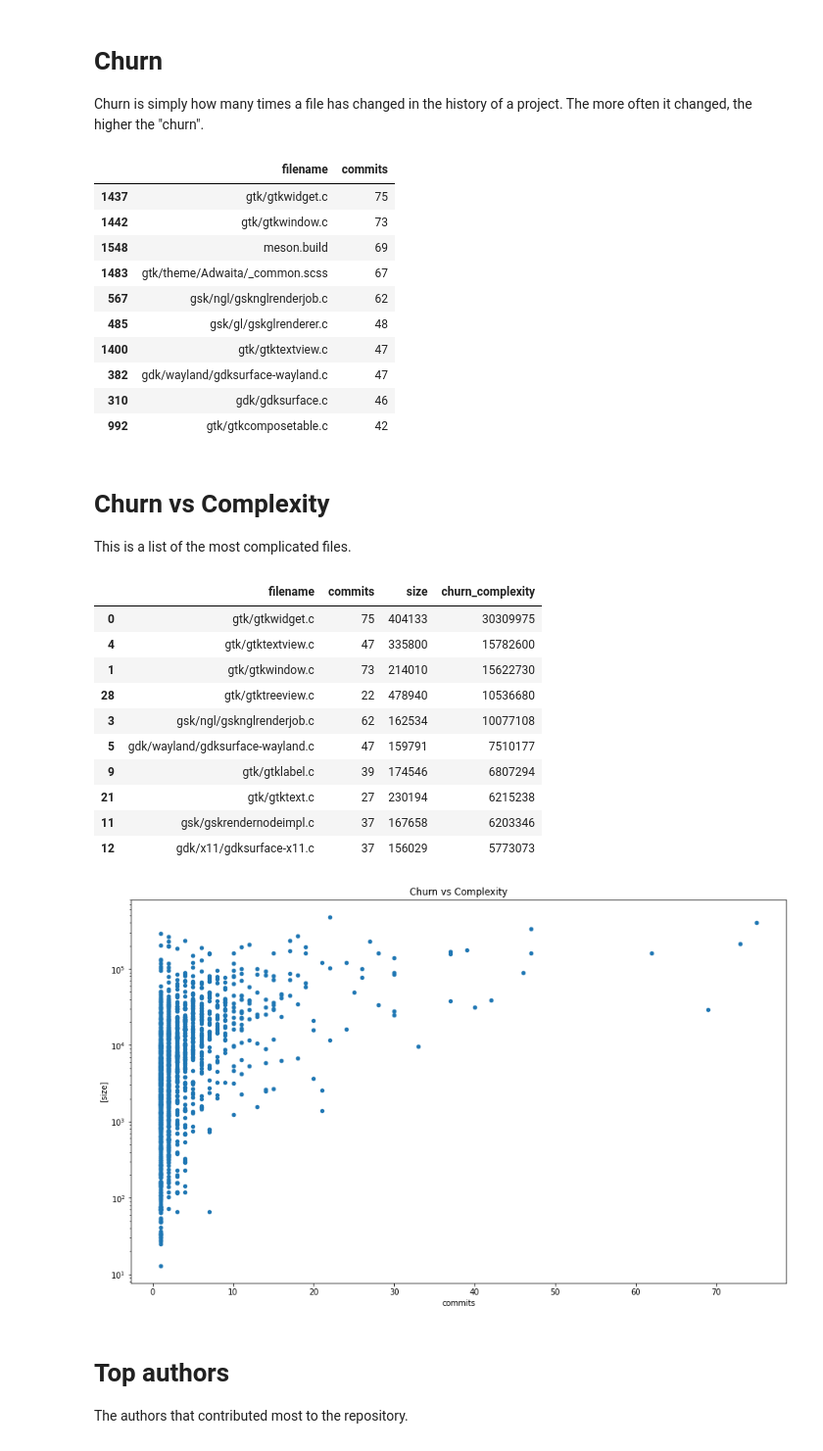
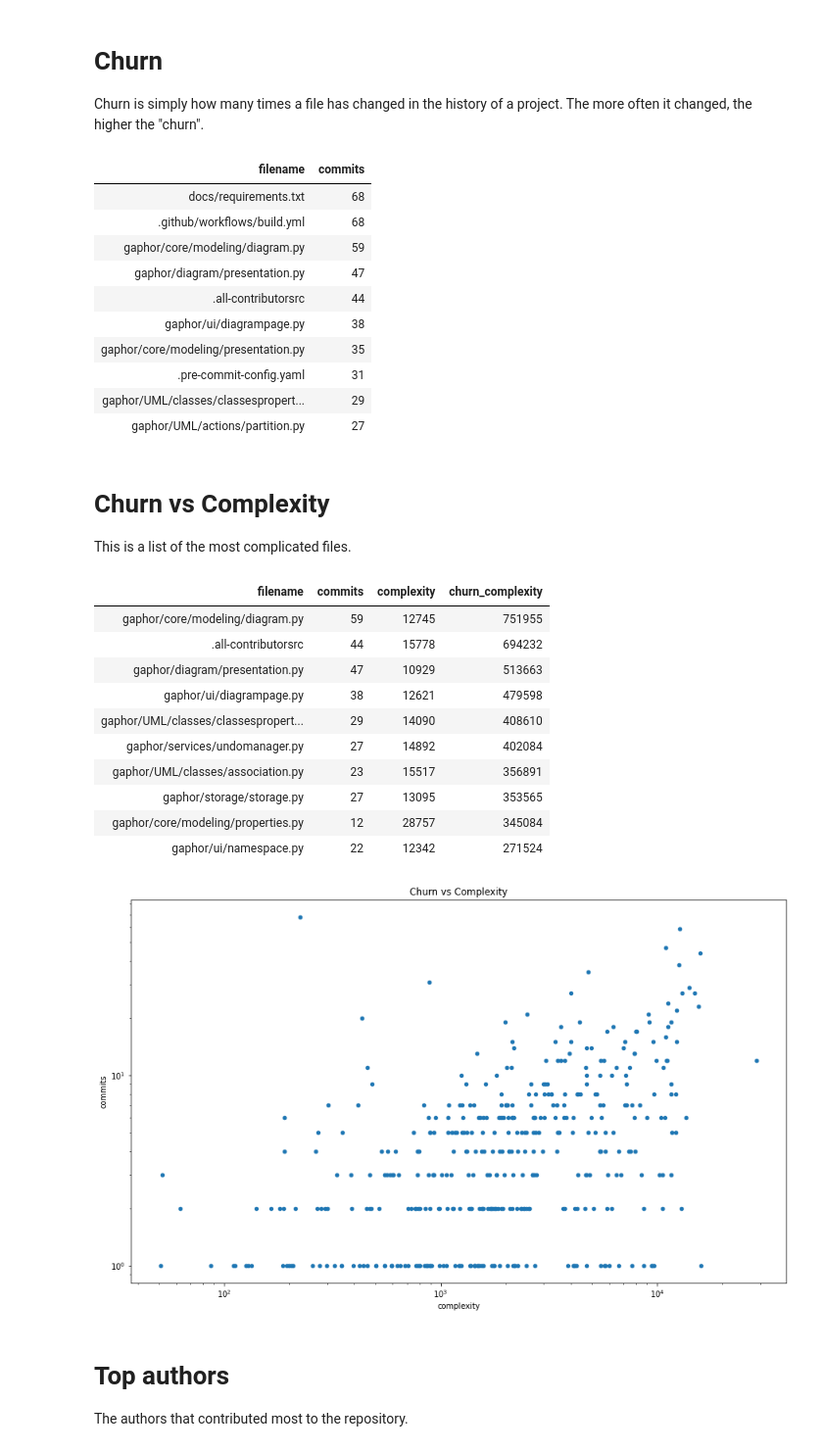
Before and after one commit to amolenaar/codescanner, a Jupyter notebook: Quick_Code_Analysis.ipynb, the cells around one changed output. Shown at 98% size. Drawn from its saved outputs; the diff is of its cells as text; code cells hidden in the pictures.

Commit message:
Updated excludes, and coupling rendering

```diff
--- a/Quick_Code_Analysis.ipynb
+++ b/Quick_Code_Analysis.ipynb
@@ -21,9 +21,11 @@ Ensure `git` can be be found.
 
 Change the variables below to point to your repo of interest, and give this notebook a spin (VS Code may ask if it needs to install a Jupyter kernel).
 # %%
-path = "../gtk"
+path = "../gaphor"
 after = "1 year ago"
 top = 10
 
+excluded_extensions = [ "svg", "xcf", "png", "gif", "icns", "md", "rst", "pot", "po", "in", "ui", "glade", "gaphor"]
+
 # Regex patterns to exclude from analisys. E.g. generated files.
-excludes = [".*\\.svg$", ".*\\.xcf$", ".*\\.png$", ".*\\.gif$", ".*\\.md$", ".*\\.rst$", ".*\\.po$", ".*\\.gaphor$", "poetry.lock", "NEWS.*"]
+excludes = ["pyproject.toml", "poetry.lock", "NEWS.*", "gaphor/UML/uml.py", *(f".*\\.{ext}$" for ext in excluded_extensions)]
@@ -83,7 +97,7 @@ from pathlib import Path
 cwdpath = Path(path)
 
 with subprocess.Popen(["git", "ls-files"], cwd=path, stdout=subprocess.PIPE, text=True) as git_ls_files:
-    complexity = pandas.DataFrame(((line.strip(), os.stat(cwdpath / line.strip()).st_size) for line in git_ls_files.stdout.readlines() if not is_excluded(line.strip())), columns=["filename", "size"]).sort_values("size", ascending=False)
+    complexity = pandas.DataFrame(((line.strip(), os.stat(cwdpath / line.strip()).st_size) for line in git_ls_files.stdout.readlines() if not is_excluded(line.strip())), columns=["filename", "complexity"]).sort_values("complexity", ascending=False)
 
-complexity[:top]
+complexity[:top].style.hide_index()
 # %% [output]
@@ -104,43 +118,43 @@ complexity[:top]
 Churn is simply how many times a file has changed in the history of a project. The more often it changed, the higher the "churn".
 # %%
 churn = df.groupby(['filename']).size().reset_index(name='commits').sort_values("commits", ascending=False)
-churn[:top]
+churn[:top].style.hide_index()
 # %% [output]
-|  | filename | commits |
-| 1437 | gtk/gtkwidget.c | 75 |
-| 1442 | gtk/gtkwindow.c | 73 |
-| 1548 | meson.build | 69 |
-| 1483 | gtk/theme/Adwaita/_common.scss | 67 |
-| 567 | gsk/ngl/gsknglrenderjob.c | 62 |
-| 485 | gsk/gl/gskglrenderer.c | 48 |
-| 1400 | gtk/gtktextview.c | 47 |
-| 382 | gdk/wayland/gdksurface-wayland.c | 47 |
-| 310 | gdk/gdksurface.c | 46 |
-| 992 | gtk/gtkcomposetable.c | 42 |
+| filename | commits |
+| docs/requirements.txt | 68 |
+| .github/workflows/build.yml | 68 |
+| gaphor/core/modeling/diagram.py | 59 |
+| gaphor/diagram/presentation.py | 47 |
+| .all-contributorsrc | 44 |
+| gaphor/ui/diagrampage.py | 38 |
+| gaphor/core/modeling/presentation.py | 35 |
+| .pre-commit-config.yaml | 31 |
+| gaphor/UML/classes/classespropert... | 29 |
+| gaphor/UML/actions/partition.py | 27 |
 # %% [markdown]
 # Churn vs Complexity
 
 This is a list of the most complicated files.
 # %%
 churn_complexity = pandas.merge(churn, complexity, on="filename", suffixes=("_ch", "_co"))
-churn_complexity["churn_complexity"] = churn_complexity.apply(lambda row: row["commits"] * row["size"], axis=1)
+churn_complexity["churn_complexity"] = churn_complexity.apply(lambda row: row["commits"] * row["complexity"], axis=1)
 
-churn_complexity.plot.scatter(x="commits", y=["size"], title="Churn vs Complexity", figsize=(15,9), logy=True, logx=False)
+churn_complexity.plot.scatter(x="complexity", y="commits", title="Churn vs Complexity", figsize=(15,9), logy=True, logx=True)
 
-churn_complexity.sort_values("churn_complexity", ascending=False)[:top]
+churn_complexity.sort_values("churn_complexity", ascending=False)[:top].style.hide_index()
 # %% [output]
-|  | filename | commits | size | churn_complexity |
-| 0 | gtk/gtkwidget.c | 75 | 404133 | 30309975 |
-| 4 | gtk/gtktextview.c | 47 | 335800 | 15782600 |
-| 1 | gtk/gtkwindow.c | 73 | 214010 | 15622730 |
-| 28 | gtk/gtktreeview.c | 22 | 478940 | 10536680 |
-| 3 | gsk/ngl/gsknglrenderjob.c | 62 | 162534 | 10077108 |
-| 5 | gdk/wayland/gdksurface-wayland.c | 47 | 159791 | 7510177 |
-| 9 | gtk/gtklabel.c | 39 | 174546 | 6807294 |
-| 21 | gtk/gtktext.c | 27 | 230194 | 6215238 |
-| 11 | gsk/gskrendernodeimpl.c | 37 | 167658 | 6203346 |
-| 12 | gdk/x11/gdksurface-x11.c | 37 | 156029 | 5773073 |
+| filename | commits | complexity | churn_complexity |
+| gaphor/core/modeling/diagram.py | 59 | 12745 | 751955 |
+| .all-contributorsrc | 44 | 15778 | 694232 |
+| gaphor/diagram/presentation.py | 47 | 10929 | 513663 |
+| gaphor/ui/diagrampage.py | 38 | 12621 | 479598 |
+| gaphor/UML/classes/classespropert... | 29 | 14090 | 408610 |
+| gaphor/services/undomanager.py | 27 | 14892 | 402084 |
+| gaphor/UML/classes/association.py | 23 | 15517 | 356891 |
+| gaphor/storage/storage.py | 27 | 13095 | 353565 |
+| gaphor/core/modeling/properties.py | 12 | 28757 | 345084 |
+| gaphor/ui/namespace.py | 22 | 12342 | 271524 |
-[figure, old version]
+[figure, new version]
 # %% [markdown]
 # Top authors
 
```
Also changed, not shown: parts of 6 cells of this notebook.
